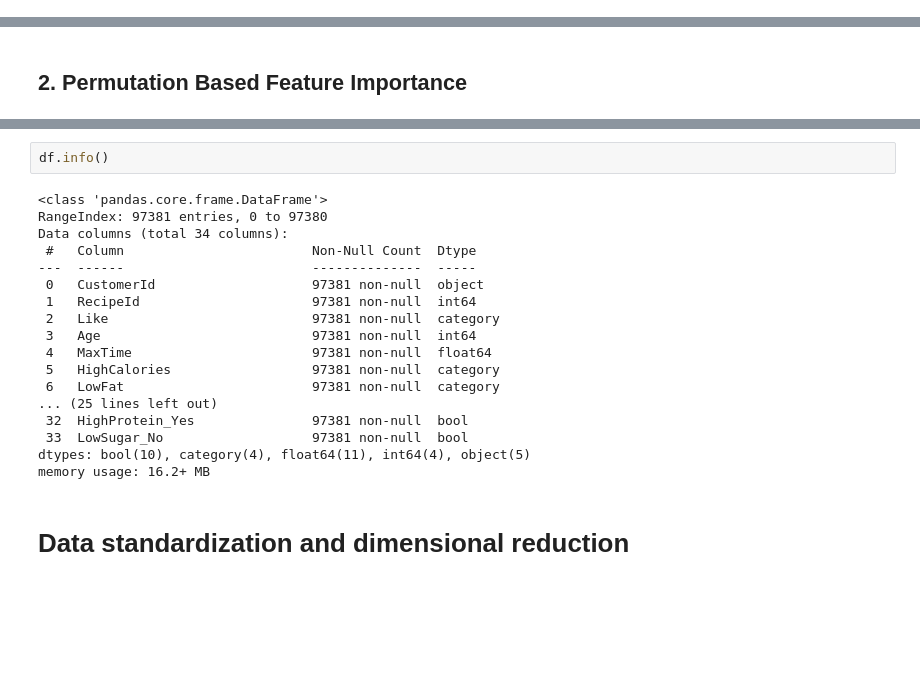
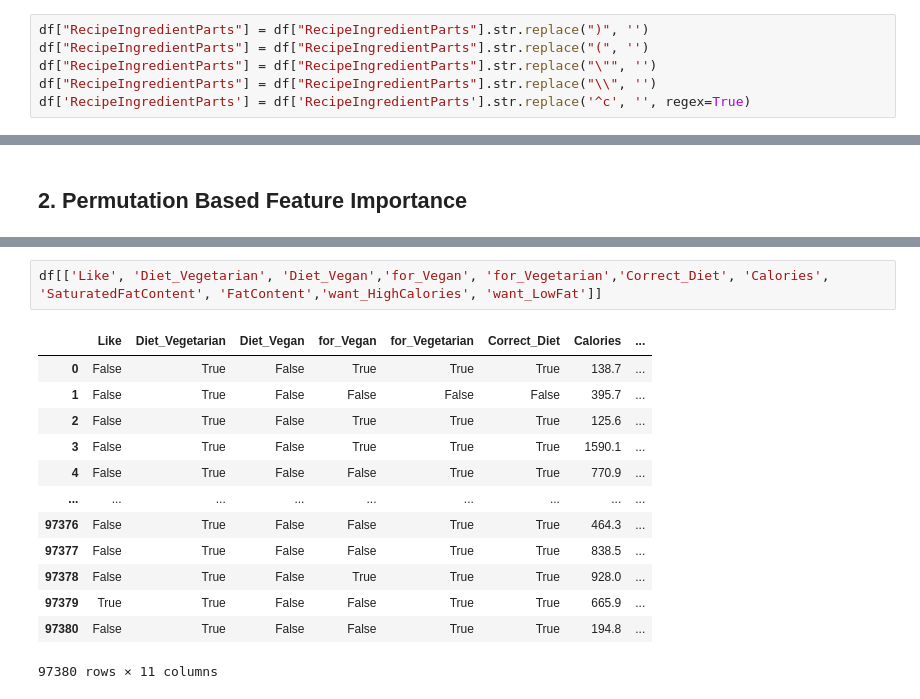
Before and after one commit to MittmannM/AnalyticsCupTUM, a Jupyter notebook: AC Feature Importance.ipynb, the cells around one changed output, grey strips where cells are left out. Drawn from its saved outputs; the diff is of its cells as text; blank space fills up the shorter version.

```diff
--- a/AC Feature Importance.ipynb
+++ b/AC Feature Importance.ipynb
@@ -99,3 +101,9 @@ df
 | 97379 | 999774A | 1171 | True | 57 | 480.233207 | Kahlua Hot Chocolate | 360 | 120 | c("\"2\"", "\"1/4\"", "\"2\"", "\... | ... |
 | 97380 | 999917E | 169413 | False | 28 | 3600.387748 | Inglenook Spoon Bread Cake | 2700 | 900 | c("\"1 1/2\"", "\"3\"", "\"1 1/2\... | ... |
 97380 rows × 34 columns
+# %%
+df["RecipeIngredientParts"] = df["RecipeIngredientParts"].str.replace(")", '')
+df["RecipeIngredientParts"] = df["RecipeIngredientParts"].str.replace("(", '')
+df["RecipeIngredientParts"] = df["RecipeIngredientParts"].str.replace("\"", '')
+df["RecipeIngredientParts"] = df["RecipeIngredientParts"].str.replace("\\", '')
+df['RecipeIngredientParts'] = df['RecipeIngredientParts'].str.replace('^c', '', regex=True)
@@ -298,25 +318,19 @@ df.loc[outliers, 'RecipeServings'] = median_without_outliers
-# %%
-df.info()
-# %% [output]
-<class 'pandas.core.frame.DataFrame'>
-RangeIndex: 97381 entries, 0 to 97380
-Data columns (total 34 columns):
- #   Column                        Non-Null Count  Dtype
----  ------                        --------------  -----
- 0   CustomerId                    97381 non-null  object
- 1   RecipeId                      97381 non-null  int64
- 2   Like                          97381 non-null  category
- 3   Age                           97381 non-null  int64
- 4   MaxTime                       97381 non-null  float64
- 5   HighCalories                  97381 non-null  category
- 6   LowFat                        97381 non-null  category
-... (25 lines left out)
- 32  HighProtein_Yes               97381 non-null  bool
- 33  LowSugar_No                   97381 non-null  bool
-dtypes: bool(10), category(4), float64(11), int64(4), object(5)
-memory usage: 16.2+ MB
-# %% [markdown]
-# Data standardization and dimensional reduction
+# %%
+df[['Like', 'Diet_Vegetarian', 'Diet_Vegan','for_Vegan', 'for_Vegetarian','Correct_Diet', 'Calories', 'SaturatedFatContent', 'FatContent','want_HighCalories', 'want_LowFat']]
+# %% [output]
+|  | Like | Diet_Vegetarian | Diet_Vegan | for_Vegan | for_Vegetarian | Correct_Diet | Calories | ... |
+| 0 | False | True | False | True | True | True | 138.7 | ... |
+| 1 | False | True | False | False | False | False | 395.7 | ... |
+| 2 | False | True | False | True | True | True | 125.6 | ... |
+| 3 | False | True | False | True | True | True | 1590.1 | ... |
+| 4 | False | True | False | False | True | True | 770.9 | ... |
+| ... | ... | ... | ... | ... | ... | ... | ... | ... |
+| 97376 | False | True | False | False | True | True | 464.3 | ... |
+| 97377 | False | True | False | False | True | True | 838.5 | ... |
+| 97378 | False | True | False | True | True | True | 928.0 | ... |
+| 97379 | True | True | False | False | True | True | 665.9 | ... |
+| 97380 | False | True | False | False | True | True | 194.8 | ... |
+97380 rows × 11 columns
 # %%
 from sklearn.preprocessing import StandardScaler
 from sklearn.decomposition import PCA
```
Also changed, not shown: parts of 21 cells of this notebook.
